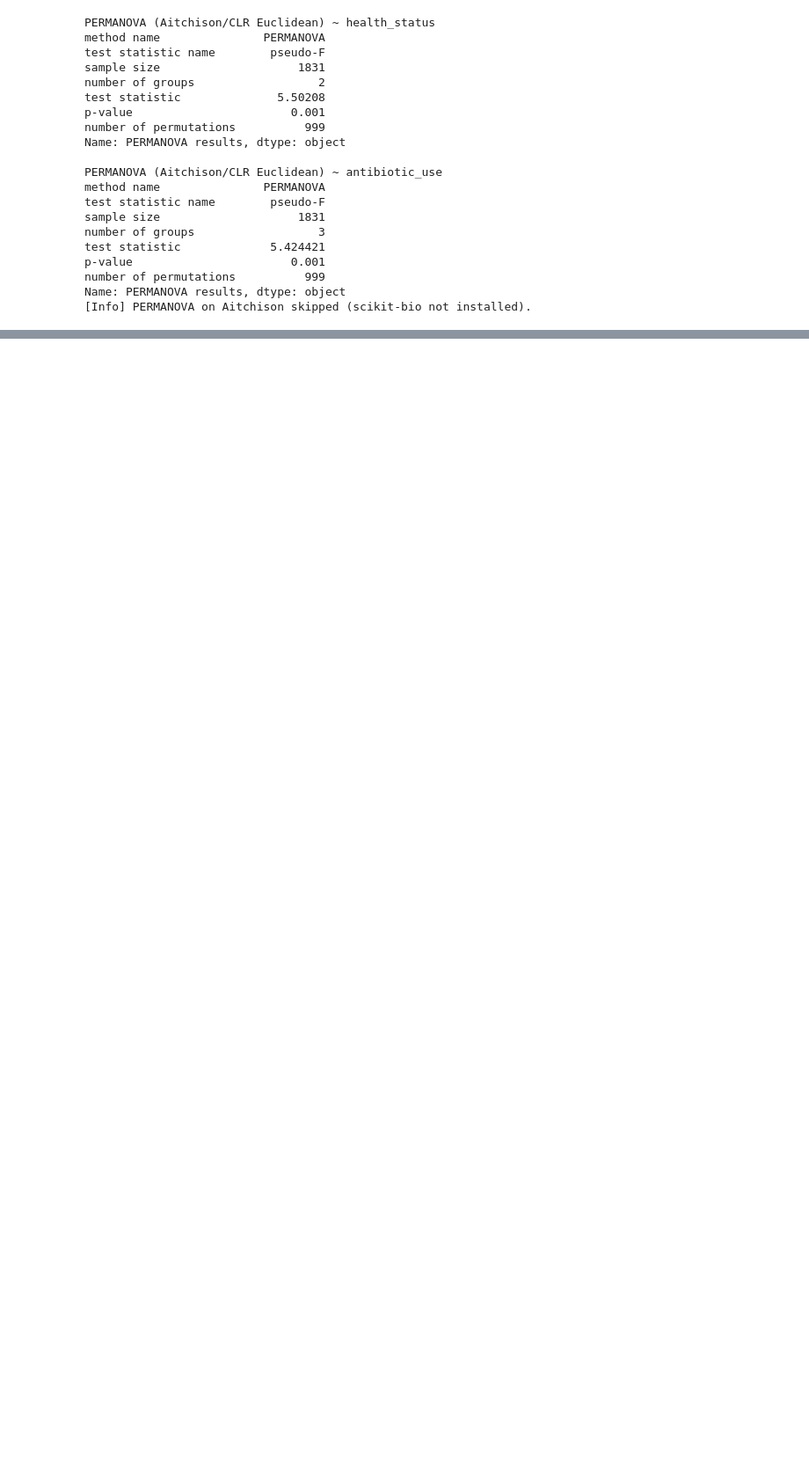
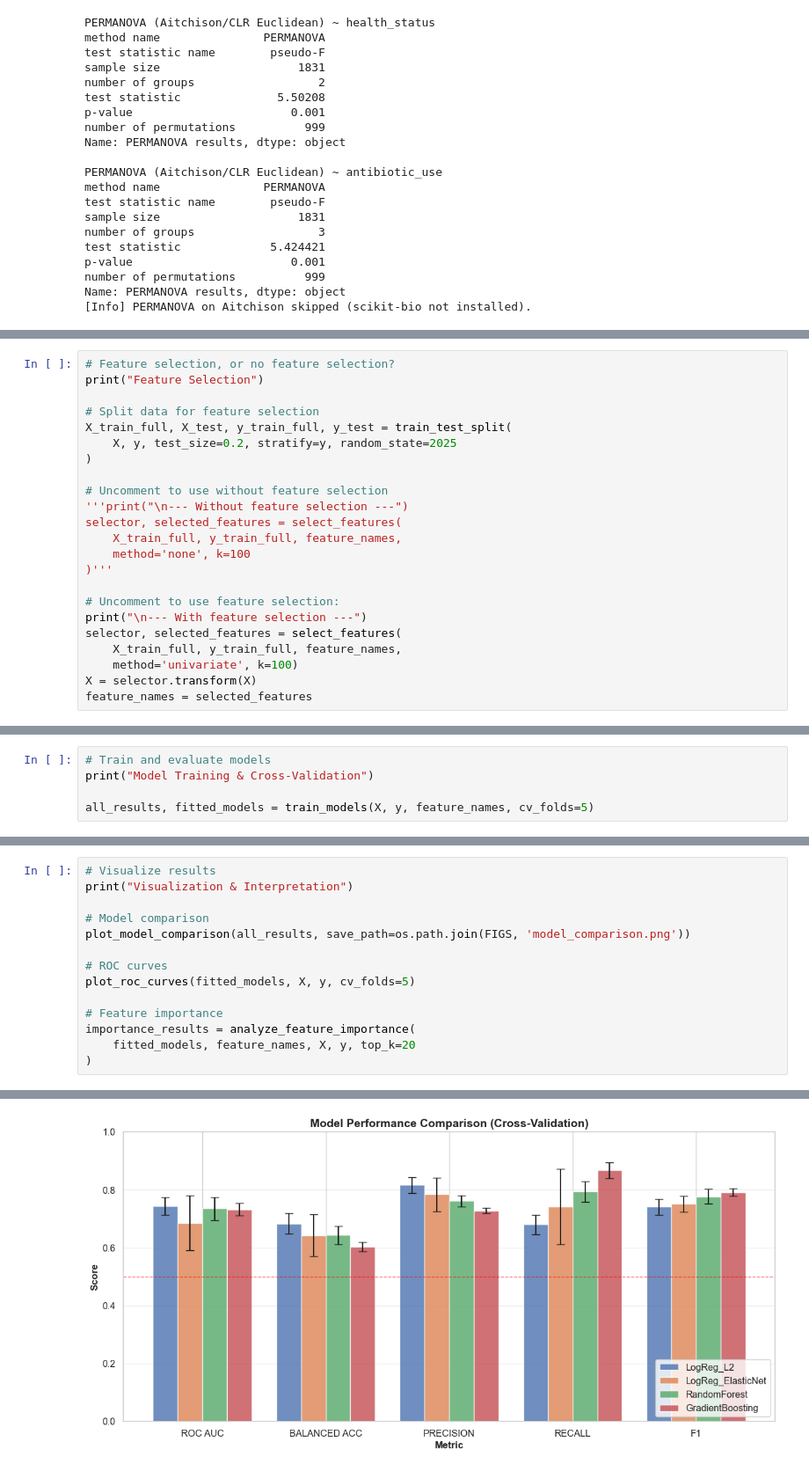
Before and after one commit to anushka-don/cs506_project, a Jupyter notebook: EDA_beta.ipynb, the cells around one changed output, grey strips where cells are left out. Shown at 88% size. Drawn from its saved outputs; the diff is of its cells as text; blank space fills up the shorter version.

```diff
--- a/EDA_beta.ipynb
+++ b/EDA_beta.ipynb
@@ -758,0 +1266,23 @@ Name: PERMANOVA results, dtype: object
+# %%
+# Feature selection, or no feature selection?
+print("Feature Selection")
+
+# Split data for feature selection
+X_train_full, X_test, y_train_full, y_test = train_test_split(
+    X, y, test_size=0.2, stratify=y, random_state=2025
+)
+
+# Uncomment to use without feature selection
+'''print("\n--- Without feature selection ---")
+selector, selected_features = select_features(
+    X_train_full, y_train_full, feature_names,
+    method='none', k=100
+)'''
+
+# Uncomment to use feature selection:
+print("\n--- With feature selection ---")
+selector, selected_features = select_features(
+    X_train_full, y_train_full, feature_names,
+    method='univariate', k=100)
+X = selector.transform(X)
+feature_names = selected_features
@@ -758,0 +1307,5 @@ Name: PERMANOVA results, dtype: object
+# %%
+# Train and evaluate models
+print("Model Training & Cross-Validation")
+
+all_results, fitted_models = train_models(X, y, feature_names, cv_folds=5)
@@ -758,0 +1330,15 @@ Name: PERMANOVA results, dtype: object
+# %%
+# Visualize results
+print("Visualization & Interpretation")
+
+# Model comparison
+plot_model_comparison(all_results, save_path=os.path.join(FIGS, 'model_comparison.png'))
+
+# ROC curves
+plot_roc_curves(fitted_models, X, y, cv_folds=5)
+
+# Feature importance
+importance_results = analyze_feature_importance(
+    fitted_models, feature_names, X, y, top_k=20
+)
+# %% [output]
@@ -758,0 +1346 @@ Name: PERMANOVA results, dtype: object
+[figure, added]
```
Also changed, not shown: parts of 48 cells of this notebook.
